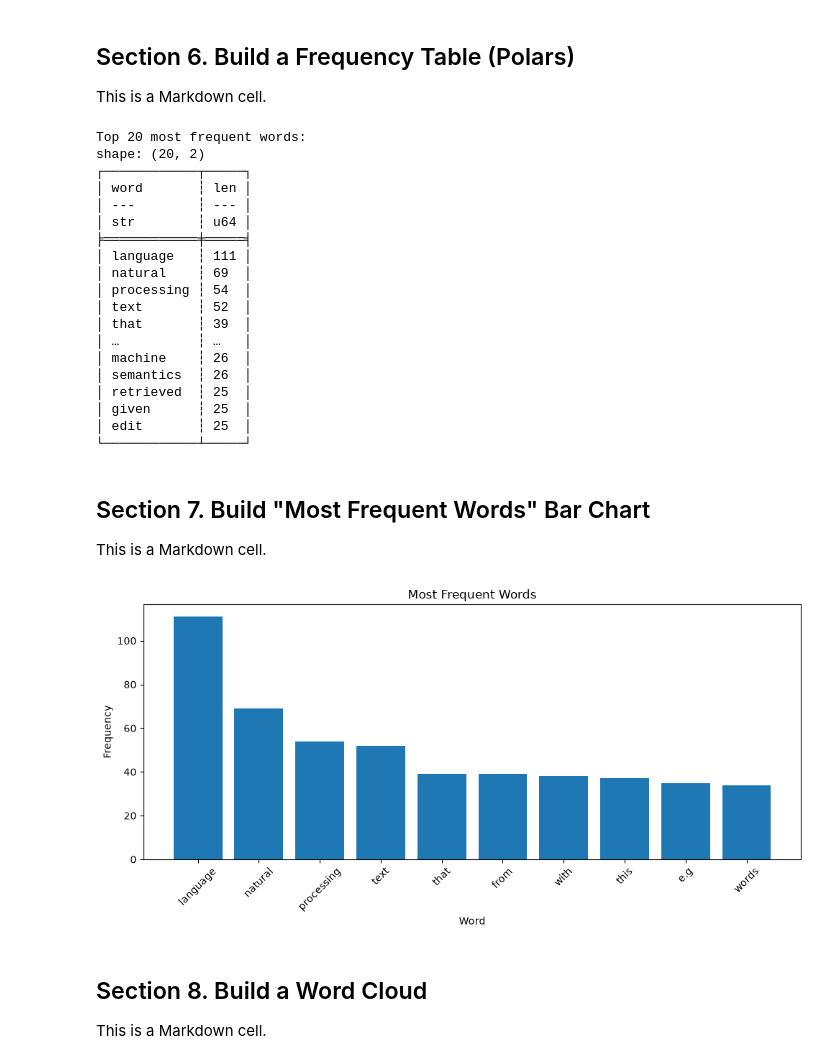
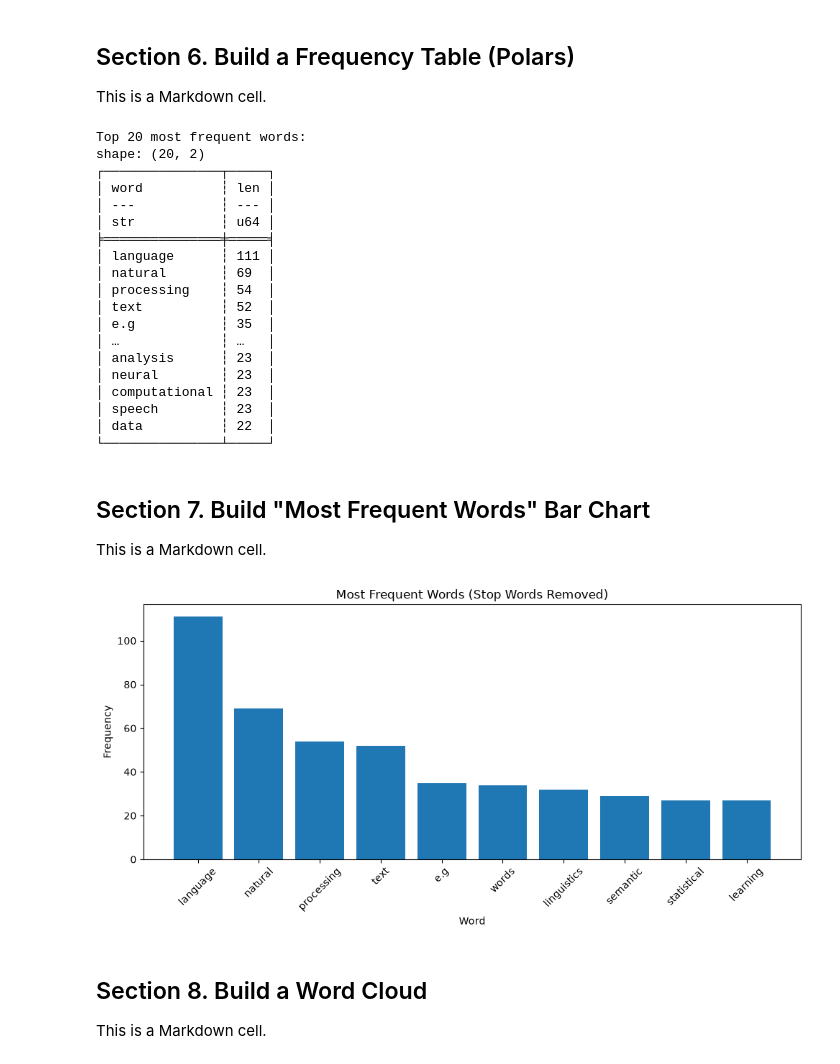
Before and after one commit to BJean-0905/nlp-01-getting-started, a Jupyter notebook: notebooks/web_words.ipynb, the cells around one changed output. Drawn from its saved outputs; the diff is of its cells as text; code cells hidden in the pictures.

```diff
--- a/notebooks/web_words.ipynb
+++ b/notebooks/web_words.ipynb
@@ -159,0 +142,21 @@ clean_words = [w.strip(".,:;!?()[]\"'") for w in words if len(w) > 3]
+# %%
+# Split page text into words
+words: list[str] = text.split()
+
+print("First 20 raw words:")
+print(words[:20])
+print(f"Total raw words: {len(words):,}")
+
+# Convert to lowercase, remove punctuation,
+# remove short words, and remove stop words
+stop_words = set(STOPWORDS)
+
+filtered_words: list[str] = [
+    word.strip(".,:;!?()[]\"'").lower()
+    for word in words
+    if len(word) > 3 and word.strip(".,:;!?()[]\"'").lower() not in stop_words
+]
+
+print("First 20 filtered words:")
+print(filtered_words[:20])
+print(f"Total filtered words: {len(filtered_words):,}")
@@ -170,7 +180,7 @@ This is a Markdown cell.
 # has a more modern API, and the concepts are similar.
 
 # Create a Polars DataFrame (df) with one row per word with a column named "word".
-df: pl.DataFrame = pl.DataFrame({"word": clean_words})
+df: pl.DataFrame = pl.DataFrame({"word": filtered_words})
 
 # Group by word, count occurrences, and sort from most common to least common.
 # This is a powerful pattern for counting and summarizing data in Polars.
@@ -182,23 +192,23 @@ print(freq_df.head(20))
 # %% [output]
 Top 20 most frequent words:
 shape: (20, 2)
-┌────────────┬─────┐
-│ word       ┆ len │
-│ ---        ┆ --- │
-│ str        ┆ u64 │
-╞════════════╪═════╡
-│ language   ┆ 111 │
-│ natural    ┆ 69  │
-│ processing ┆ 54  │
-│ text       ┆ 52  │
-│ that       ┆ 39  │
-│ …          ┆ …   │
-│ machine    ┆ 26  │
-│ semantics  ┆ 26  │
-│ retrieved  ┆ 25  │
-│ given      ┆ 25  │
-│ edit       ┆ 25  │
-└────────────┴─────┘
+┌───────────────┬─────┐
+│ word          ┆ len │
+│ ---           ┆ --- │
+│ str           ┆ u64 │
+╞═══════════════╪═════╡
+│ language      ┆ 111 │
+│ natural       ┆ 69  │
+│ processing    ┆ 54  │
+│ text          ┆ 52  │
+│ e.g           ┆ 35  │
+│ …             ┆ …   │
+│ analysis      ┆ 23  │
+│ neural        ┆ 23  │
+│ computational ┆ 23  │
+│ speech        ┆ 23  │
+│ data          ┆ 22  │
+└───────────────┴─────┘
 # %% [markdown]
 ## Section 7. Build "Most Frequent Words" Bar Chart
 
@@ -206,33 +216,33 @@ This is a Markdown cell.
 # %%
 # Section 7 Python cell
 
 # Focus on the 10 most common words for a simple bar chart.
 # Use head(10) to get the top 10 rows of the frequency DataFrame.
 top_df: pl.DataFrame = freq_df.head(10)
 
 # Make the figure size larger for better readability.
 # 10 inches wide by 5 inches tall is a common size for bar charts.
 plt.figure(figsize=(10, 5))
 
 # Set the x-axis to the "word" column (the unique words).
 # Set the y-axis to the "len" column (the counts).
 plt.bar(top_df["word"], top_df["len"])
 
 # Define ax as the current axes (gca = get current axes)
 # so we'll be able to modify tick parameters.
 ax = plt.gca()
 
 # Set the tick labels on the x-axis
 # to rotate 45 degrees for better readability,
 ax.tick_params(axis="x", labelrotation=45)
 
-plt.title("Most Frequent Words")
+plt.title("Most Frequent Words (Stop Words Removed)")
 plt.xlabel("Word")
 plt.ylabel("Frequency")
 plt.tight_layout()
 plt.show()
 # %% [output]
-[figure, old version]
+[figure, new version]
 # %% [markdown]
 ## Section 8. Build a Word Cloud
 
```
Also changed, not shown: parts of 6 cells of this notebook, 3 other files.
